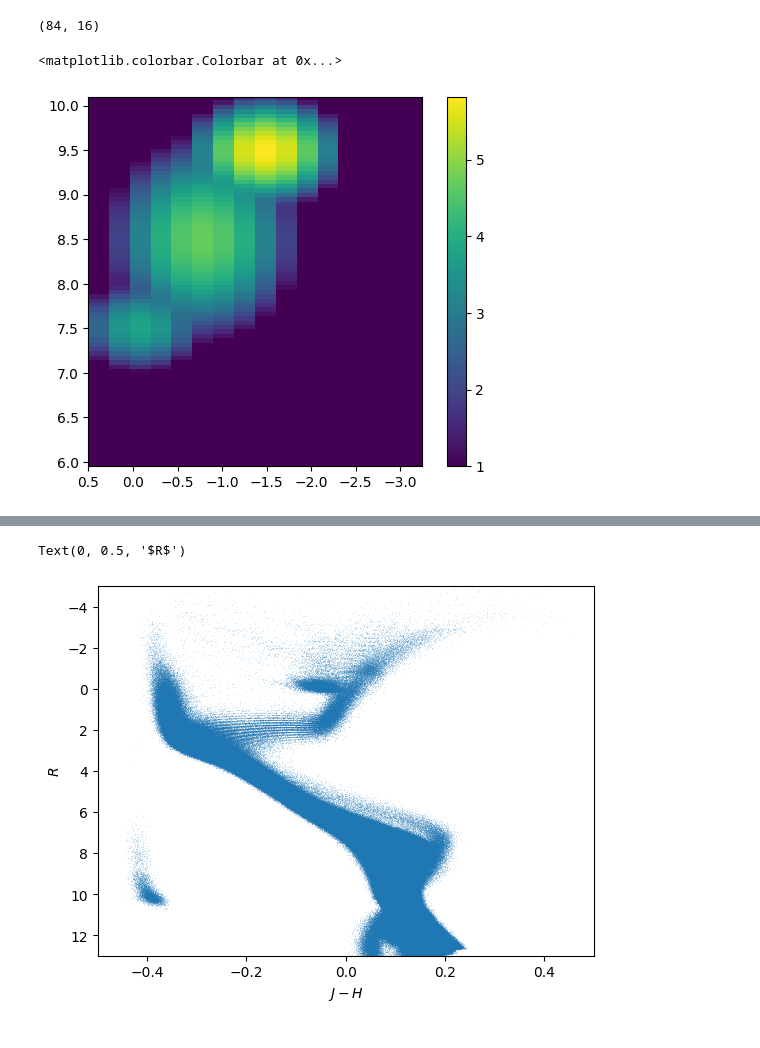
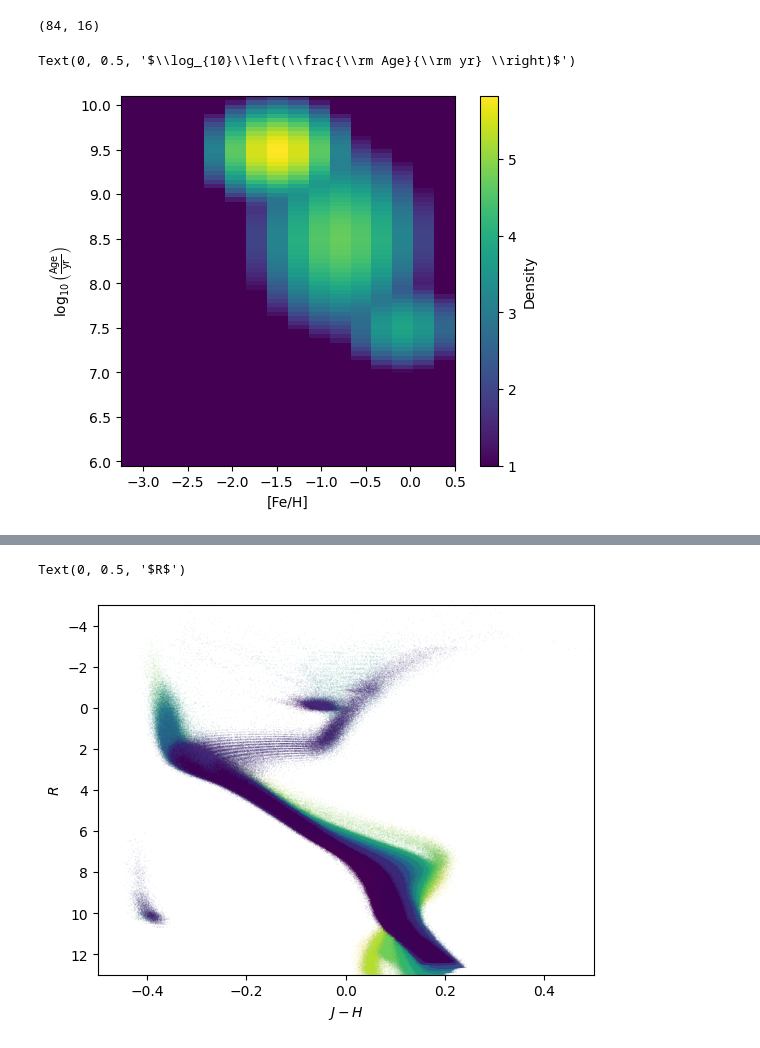
Before and after one commit to ltlancas/walter, a Jupyter notebook: calculation_code/pop_gen_sfh.ipynb, the cells around one changed output, grey strips where cells are left out. Saved outputs shown, nothing was run; the diff lists cells and outputs as text; code cells hidden in the pictures.

Commit message:
small label changes

```diff
--- a/calculation_code/pop_gen_sfh.ipynb
+++ b/calculation_code/pop_gen_sfh.ipynb
@@ -154,37 +154,37 @@ nage, nmet
 # specify star formation history
 # sfh[i][j] is mass formed at agelist[i] with metallicity metlist[j]
 sfh = np.zeros((nage,nmet))
 age_grid = np.array([agelist for i in range(nmet)]).T
 met_grid = np.array([metlist for i in range(nage)])
 
 # specifying the SFH in terms of gaussian distributions
 (met0,met_spread) = (-1.5,0.3)
 (age0,age_spread) = (9.5,0.2)
 sfh = np.exp(-1*((met_grid-met0)/met_spread)**2)*np.exp(-1*((age_grid-age0)/age_spread)**2)
 sfh /= np.sum(sfh)
 sfh *= 1e7
 
 (met0,met_spread) = (0.0,0.3)
 (age0,age_spread) = (7.5,0.2)
 sfh2 = np.exp(-1*((met_grid-met0)/met_spread)**2)*np.exp(-1*((age_grid-age0)/age_spread)**2)
 sfh2 /= np.sum(sfh2)
 sfh2 *= 1e5
-
 sfh += sfh2
 
 (met0,met_spread) = (-0.75,0.4)
 (age0,age_spread) = (8.5,0.4)
 sfh3 = np.exp(-1*((met_grid-met0)/met_spread)**2)*np.exp(-1*((age_grid-age0)/age_spread)**2)
 sfh3 /= np.sum(sfh3)
 sfh3 *= 2e6
-
 sfh += sfh3
 
-plt.imshow(np.log10(sfh)[::-1,:], extent=(metlist[0],metlist[-1],agelist[0],agelist[-1]), vmin =1)
+plt.imshow(np.log10(sfh)[::-1,::-1], extent=(metlist[-1],metlist[0],agelist[0],agelist[-1]), vmin =1)
 #plt.imshow(age_grid[::-1,:], extent=(10,20,agelist[0],agelist[-1]))
 #plt.imshow(met_grid[::-1,:], extent=(metlist[0],metlist[-1],agelist[0],agelist[-1]))
-plt.colorbar()
+plt.colorbar(label="Density")
+plt.xlabel("[Fe/H]")
+plt.ylabel(r"$\log_{10}\left(\frac{\rm Age}{\rm yr} \right)$")
 # %% [output]
-<matplotlib.colorbar.Colorbar at 0x...>
+Text(0, 0.5, '$\\log_{10}\\left(\\frac{\\rm Age}{\\rm yr} \\right)$')
-[figure, old version]
+[figure, new version]
 # %%
@@ -256,5 +258,5 @@ Hdata = Hdata[np.where(Hdata>-999)]
 # %%
-plt.scatter((Jdata-Hdata) + 0.01*np.random.randn(len(Jdata)), Rdata + 0.01*np.random.randn(len(Jdata)), s=0.5, lw=0,alpha=0.1)
+plt.scatter((Jdata-Hdata) + 0.01*np.random.randn(len(Jdata)), Rdata + 0.01*np.random.randn(len(Jdata)), s=0.5, lw=0,alpha=0.1,c=metdata)
 #plt.scatter((Jdata-Hdata), Rdata, s=0.5, lw=0,alpha=0.5)
 
 plt.xlim(-0.5, 0.5)
@@ -263,4 +265,4 @@ plt.xlabel(r"$J- H$")
 plt.ylabel(r"$R$")
 # %% [output]
 Text(0, 0.5, '$R$')
-[figure, old version]
+[figure, new version]
```
Also changed, not shown: parts of 2 cells of this notebook.
